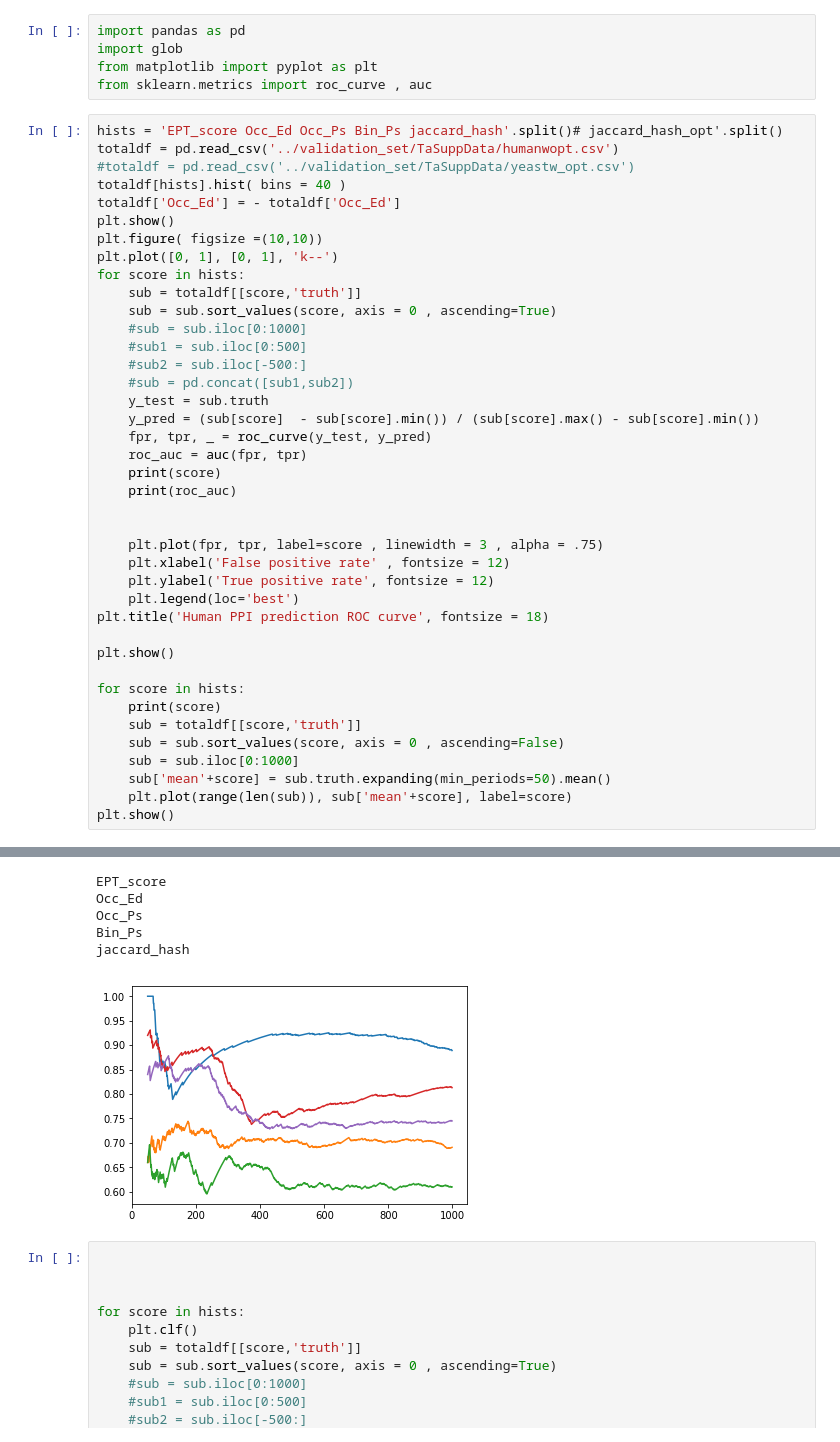
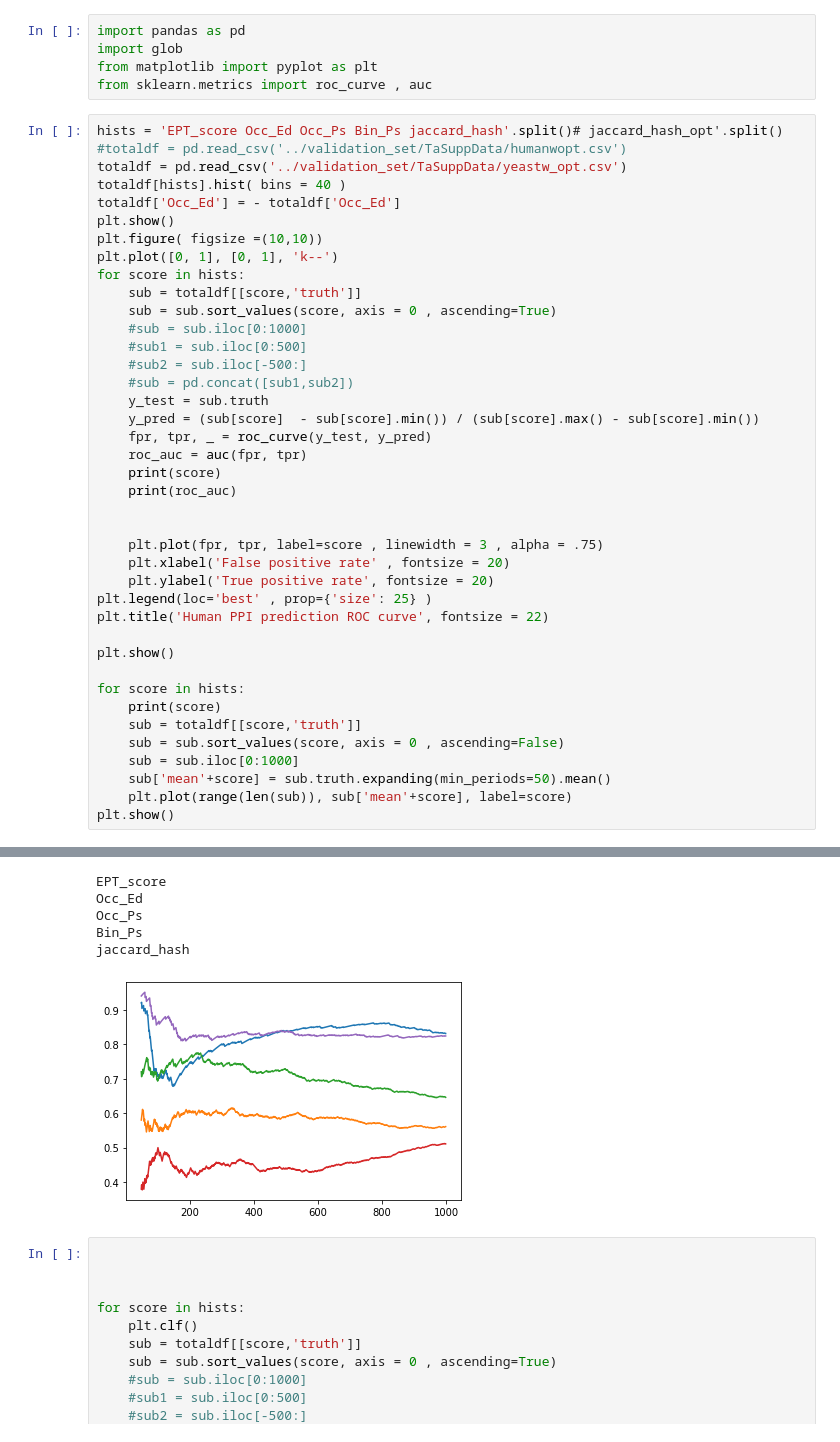
Before and after one commit to DessimozLab/HogProf, a Jupyter notebook: pyprofiler/notebooks/validation_dataset_ROC.ipynb, the cells around one changed output, grey strips where cells are left out. Drawn from its saved outputs; the diff is of its cells as text.

```diff
--- a/pyprofiler/notebooks/validation_dataset_ROC.ipynb
+++ b/pyprofiler/notebooks/validation_dataset_ROC.ipynb
@@ -5,8 +5,8 @@ from matplotlib import pyplot as plt
 from sklearn.metrics import roc_curve , auc
 # %%
 hists = 'EPT_score Occ_Ed Occ_Ps Bin_Ps jaccard_hash'.split()# jaccard_hash_opt'.split()
-totaldf = pd.read_csv('../validation_set/TaSuppData/humanwopt.csv')
-#totaldf = pd.read_csv('../validation_set/TaSuppData/yeastw_opt.csv')
+#totaldf = pd.read_csv('../validation_set/TaSuppData/humanwopt.csv')
+totaldf = pd.read_csv('../validation_set/TaSuppData/yeastw_opt.csv')
 totaldf[hists].hist( bins = 40 )
 totaldf['Occ_Ed'] = - totaldf['Occ_Ed']
 plt.show()
@@ -28,10 +28,10 @@ for score in hists:
 
 
     plt.plot(fpr, tpr, label=score , linewidth = 3 , alpha = .75)
-    plt.xlabel('False positive rate' , fontsize = 12)
-    plt.ylabel('True positive rate', fontsize = 12)
-    plt.legend(loc='best')
-plt.title('Human PPI prediction ROC curve', fontsize = 18)
+    plt.xlabel('False positive rate' , fontsize = 20)
+    plt.ylabel('True positive rate', fontsize = 20)
+plt.legend(loc='best' , prop={'size': 25} )
+plt.title('Human PPI prediction ROC curve', fontsize = 22)
 
 plt.show()
 
@@ -59,9 +59,9 @@ jaccard_hash
 EPT_score
 Occ_Ed
 Occ_Ps
 Bin_Ps
 jaccard_hash
-[figure, old version]
+[figure, new version]
 # %%
 
 
```
Also changed, not shown: parts of 1 cell of this notebook, 5 other files.
